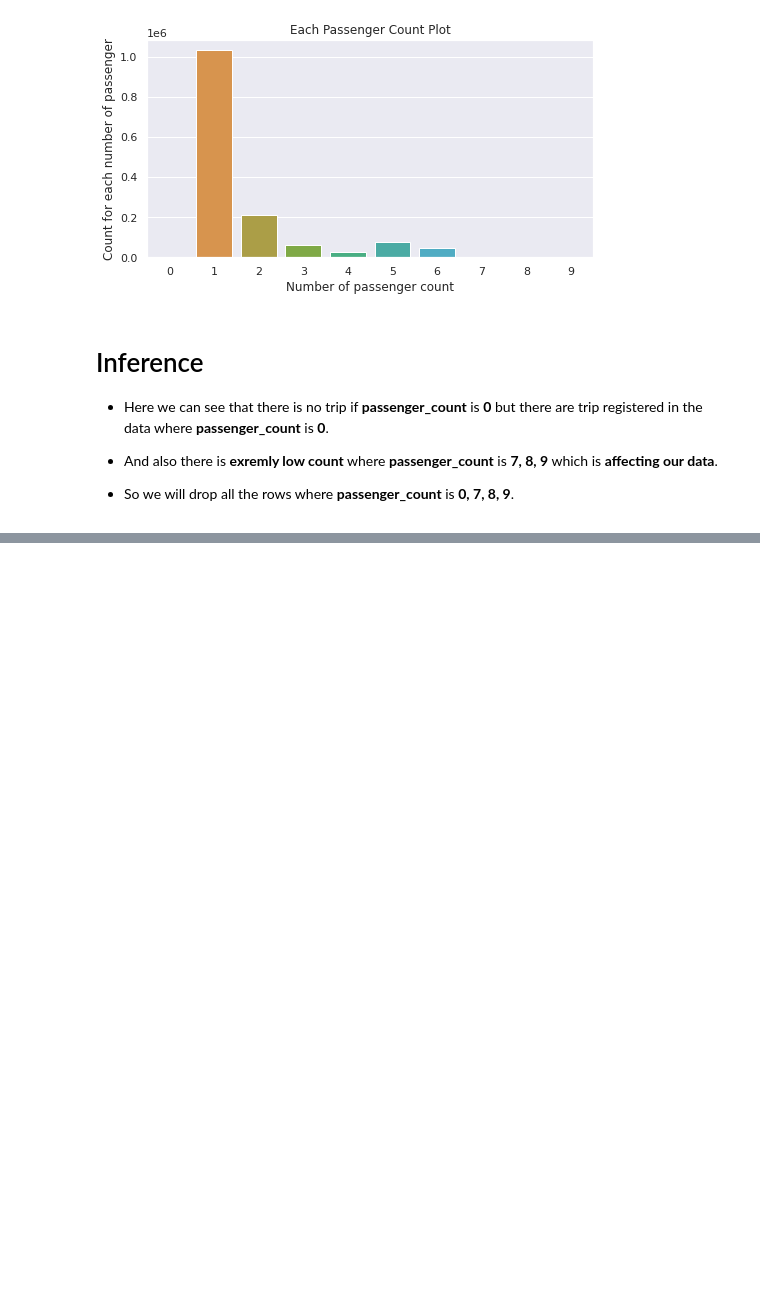
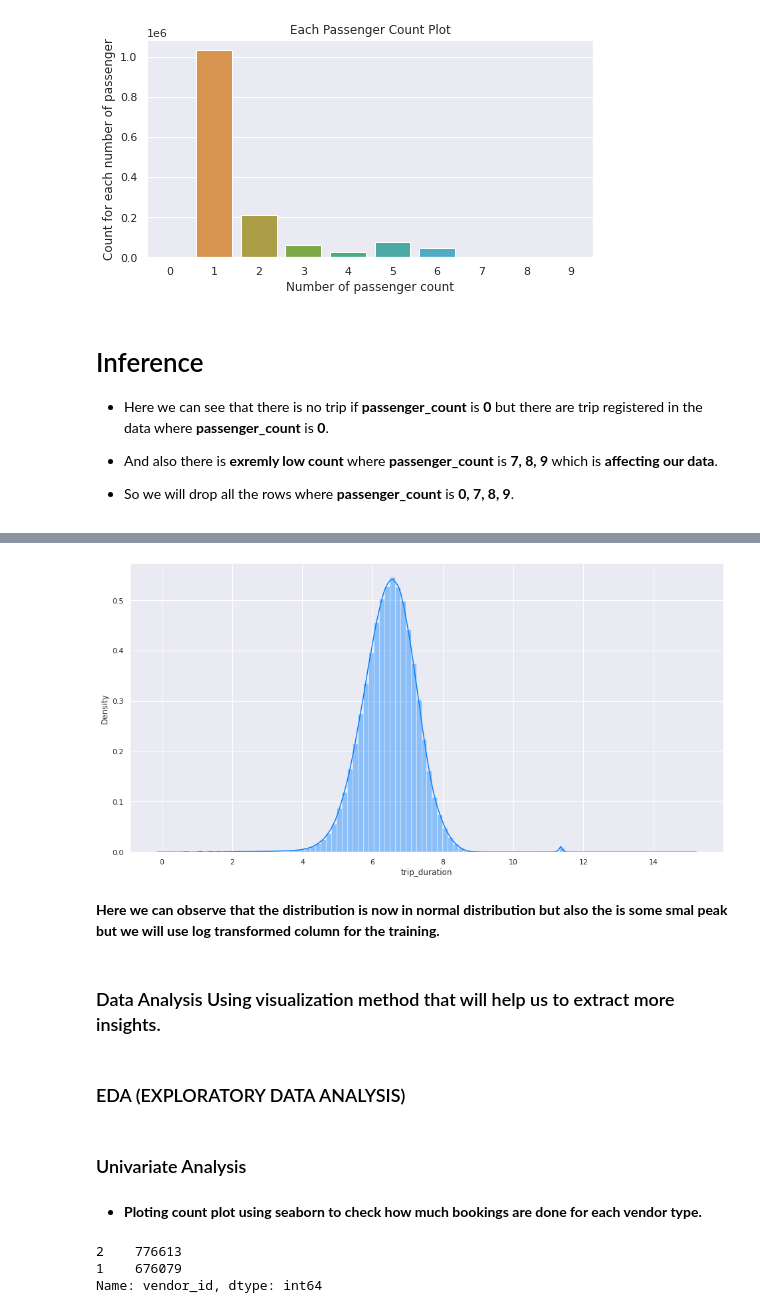
Before and after one commit to dsankush/NYC-Taxi-Trip-Time-Prediction, a Jupyter notebook: NYC_Taxi_Trip_Time_Prediction_Capstone_Project.ipynb, the cells around one changed output, grey strips where cells are left out. Saved outputs shown, nothing was run; the diff lists cells and outputs as text; code cells hidden in the pictures; blank space fills up the shorter version.

```diff
--- a/NYC_Taxi_Trip_Time_Prediction_Capstone_Project.ipynb
+++ b/NYC_Taxi_Trip_Time_Prediction_Capstone_Project.ipynb
@@ -495,0 +659,28 @@ plt.show()
+# %%
+# converting our trip_duration column into log transformation
+# and then cheking distribution
+
+plt.figure(figsize=(16, 8))
+sns.distplot(np.log(data['trip_duration']), bins = 100)
+
+plt.show()
+# %% [output]
+[figure, added]
+# %% [markdown]
+**Here we can observe that the distribution is now in normal distribution but also the is some smal peak but we will use log transformed column for the training.**
+# %% [markdown]
+### Data Analysis Using visualization method that will help us to extract more insights.
+# %% [markdown]
+### EDA (EXPLORATORY DATA ANALYSIS)
+# %% [markdown]
+### Univariate Analysis
+# %% [markdown]
+* <b>Ploting count plot using seaborn to check how much bookings are done for each vendor type.</b>
+# %%
+# Checking unique vendor count in vendor_id nusing pandas value_count method
+
+data['vendor_id'].value_counts()
+# %% [output]
+2    776613
+1    676079
+Name: vendor_id, dtype: int64
```
Also changed, not shown: parts of 23 cells of this notebook.
